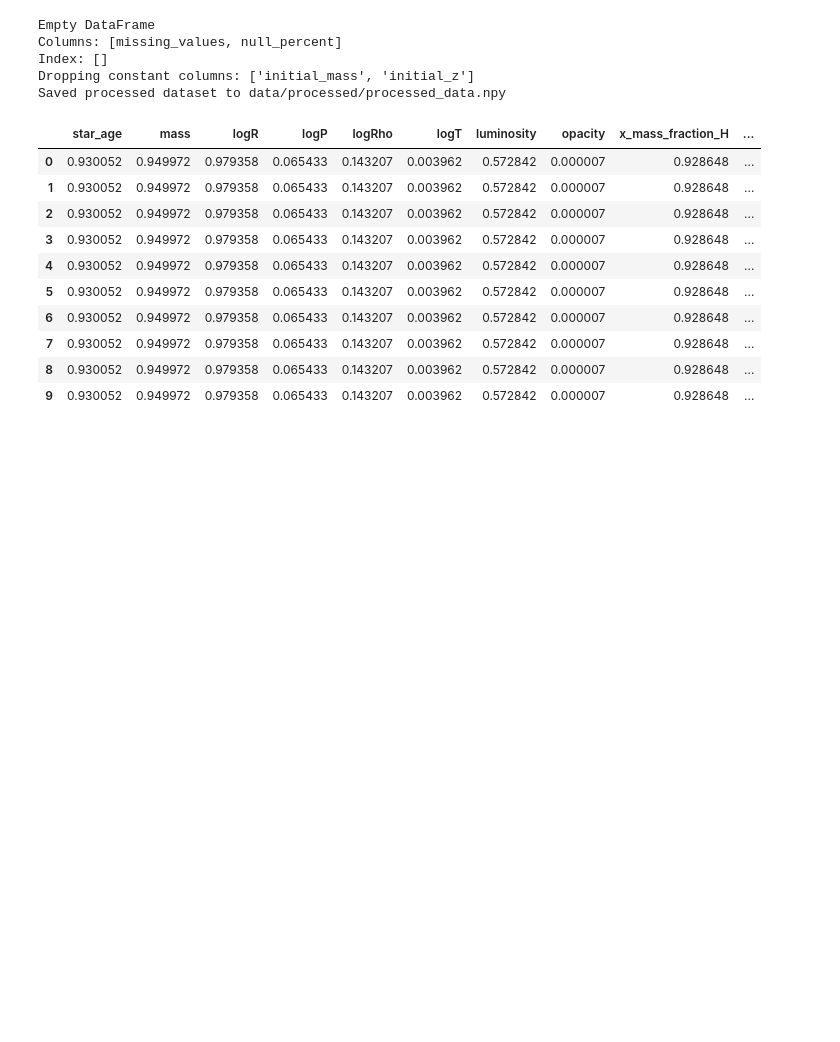
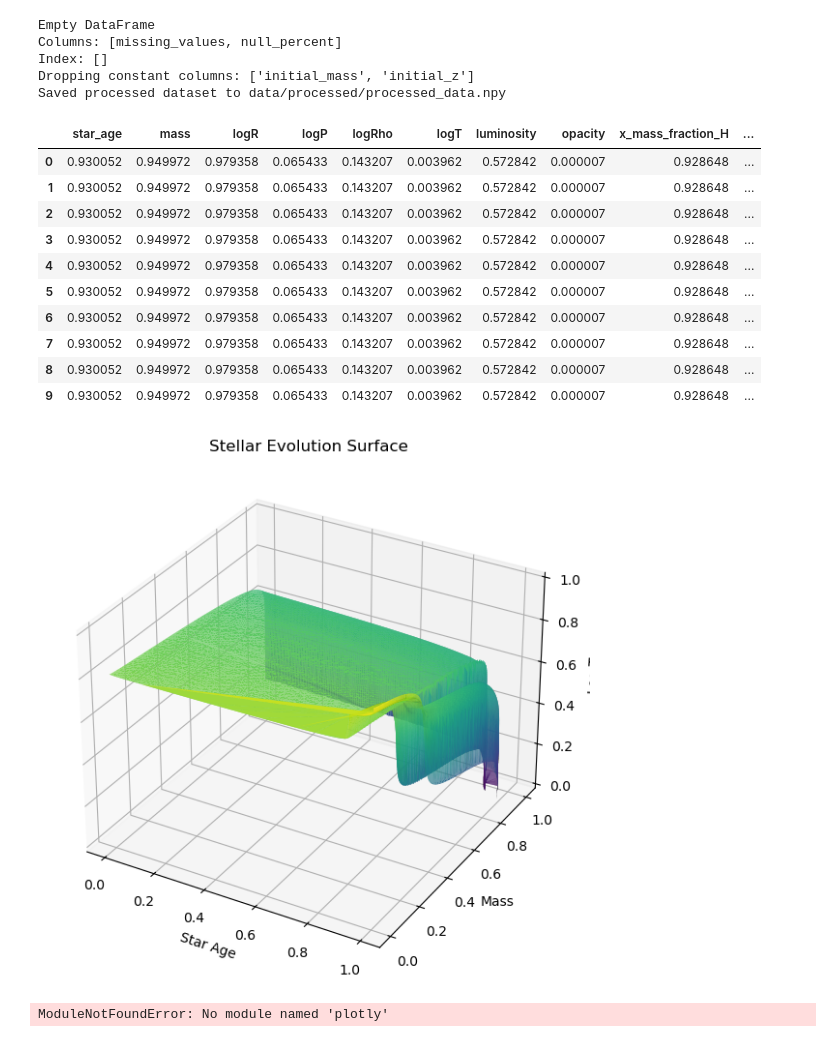
Before and after one commit to phanphaze/Stars_VAE, a Jupyter notebook: notebooks/notebook.ipynb, the cells around one changed output. Drawn from its saved outputs; the diff is of its cells as text; code cells hidden in the pictures; blank space fills up the shorter version.

```diff
--- a/notebooks/notebook.ipynb
+++ b/notebooks/notebook.ipynb
@@ -67,3 +67,47 @@ df_scaled.head(10)
 | 7 | 0.930052 | 0.949972 | 0.979358 | 0.065433 | 0.143207 | 0.003962 | 0.572842 | 0.000007 | 0.928648 | ... |
 | 8 | 0.930052 | 0.949972 | 0.979358 | 0.065433 | 0.143207 | 0.003962 | 0.572842 | 0.000007 | 0.928648 | ... |
 | 9 | 0.930052 | 0.949972 | 0.979358 | 0.065433 | 0.143207 | 0.003962 | 0.572842 | 0.000007 | 0.928648 | ... |
+# %%
+import matplotlib.pyplot as plt
+
+time = df_scaled['star_age'].to_numpy()[::10]
+mass = df_scaled['mass'].to_numpy()[::10]
+temp = df_scaled['logT'].to_numpy()[::10]
+
+fig = plt.figure(figsize=(10, 7))
+ax = fig.add_subplot(projection='3d')
+
+ax.plot_trisurf(time, mass, temp, cmap='viridis', edgecolor='none')
+ax.set_xlabel('Star Age')
+ax.set_ylabel('Mass')
+ax.set_zlabel('Log T')
+ax.set_title('Stellar Evolution Surface')
+plt.show()
+# %% [output]
+[figure, added]
+# %%
+import plotly.graph_objects as go
+
+fig = go.Figure(
+    data=[
+        go.Mesh3d(
+            x=time,
+            y=mass,
+            z=temp,
+            intensity=temp,
+            colorscale="Viridis",
+            opacity=0.8,
+        )
+    ]
+)
+fig.update_layout(
+    scene=dict(
+        xaxis_title="Star Age",
+        yaxis_title="Mass",
+        zaxis_title="Log T",
+    ),
+    title="Stellar Evolution Surface",
+)
+fig.show()
+# %% [output]
+ModuleNotFoundError: No module named 'plotly'
```
Also changed, not shown: 2 other files.
